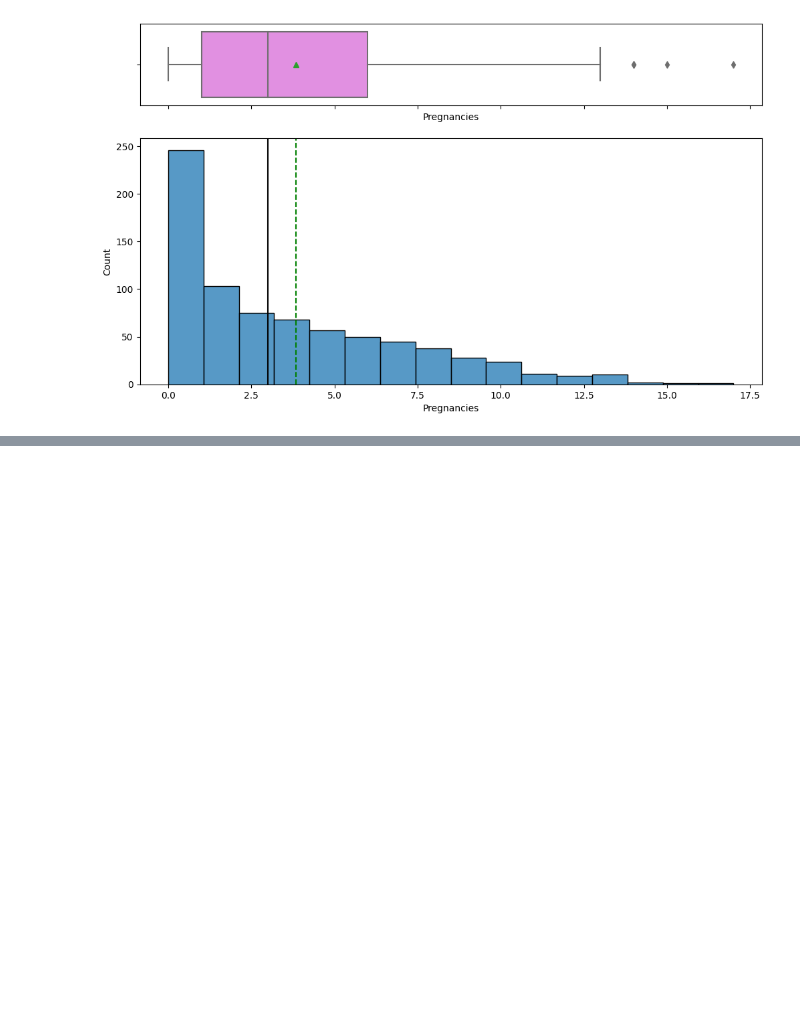
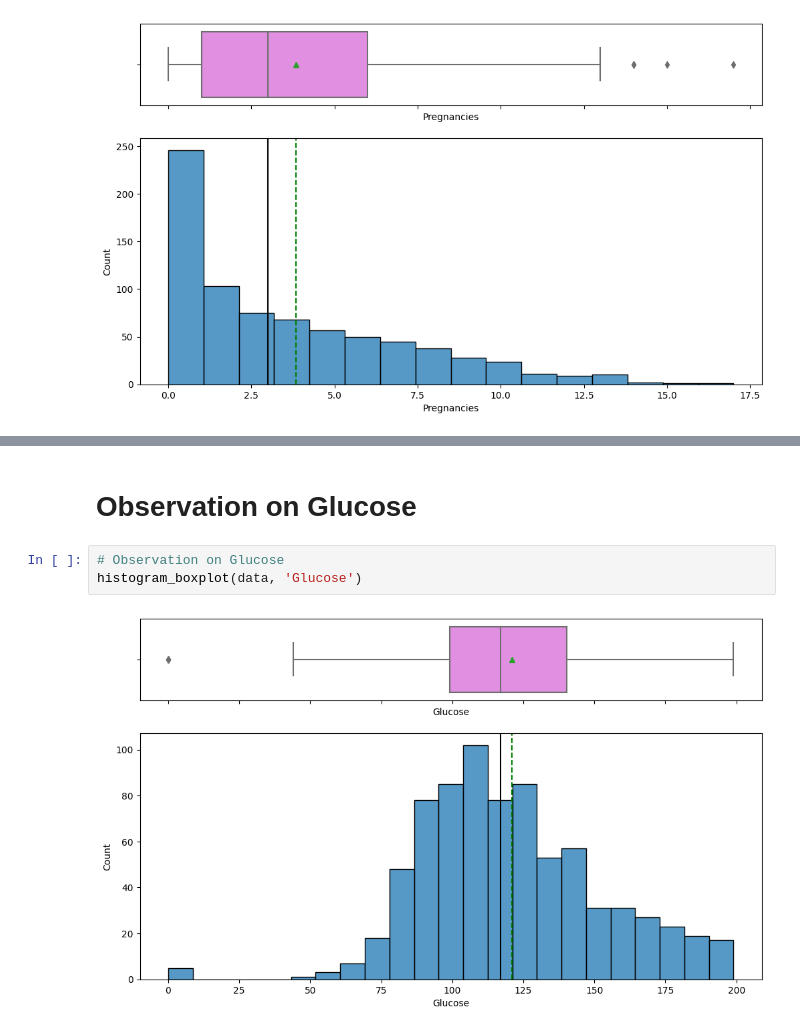
Before and after one commit to HunterKane/University-of-Texas-AI-ML-Projects-, a Jupyter notebook: Project 6 - Diabetes Risk Prediction/Diabetes Risk Prediction .ipynb, the cells around one changed output, grey strips where cells are left out. Saved outputs shown, nothing was run; the diff lists cells and outputs as text; blank space fills up the shorter version.

```diff
--- a/Project 6 - Diabetes Risk Prediction/Diabetes Risk Prediction .ipynb
+++ b/Project 6 - Diabetes Risk Prediction/Diabetes Risk Prediction .ipynb
@@ -229,0 +237,7 @@ histogram_boxplot(data, "Pregnancies")
+# %% [markdown]
+# Observation on Glucose
+# %%
+# Observation on Glucose
+histogram_boxplot(data, 'Glucose')
+# %% [output]
+[figure, added]
```
Also changed, not shown: parts of 9 cells of this notebook.
